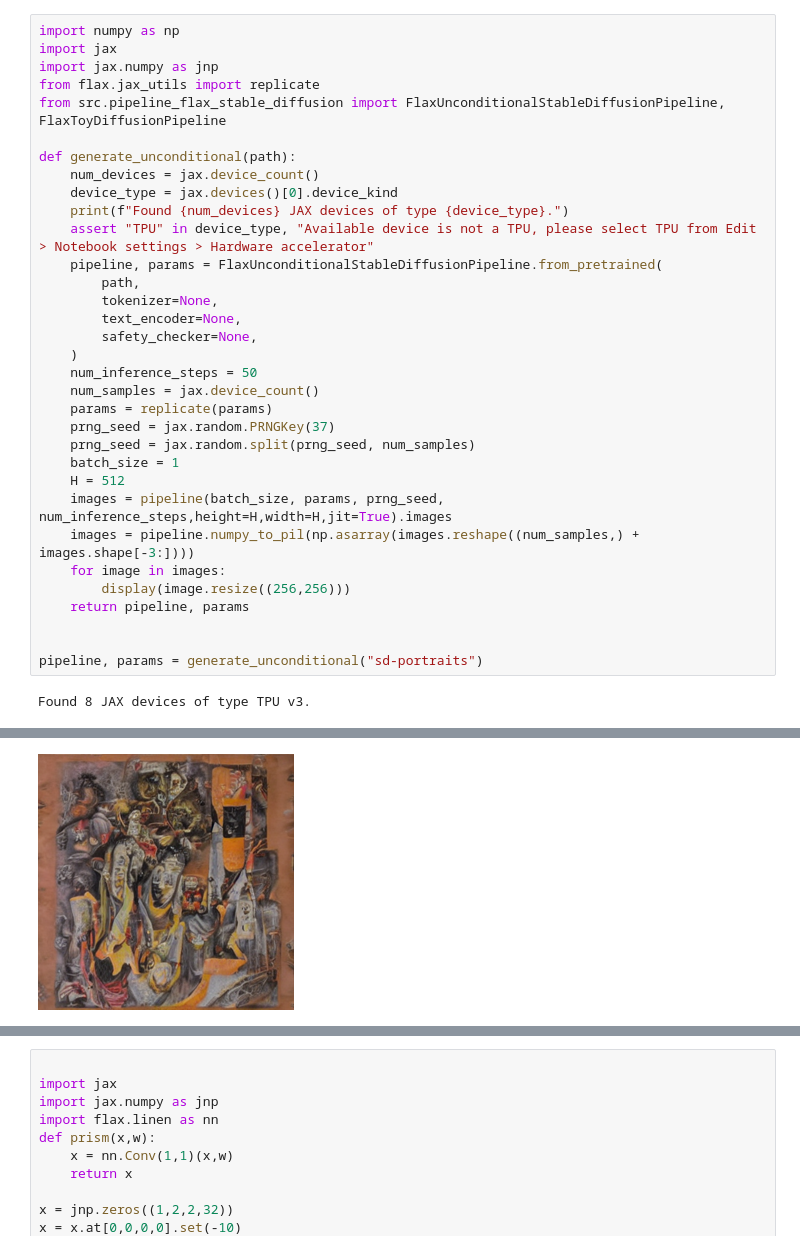
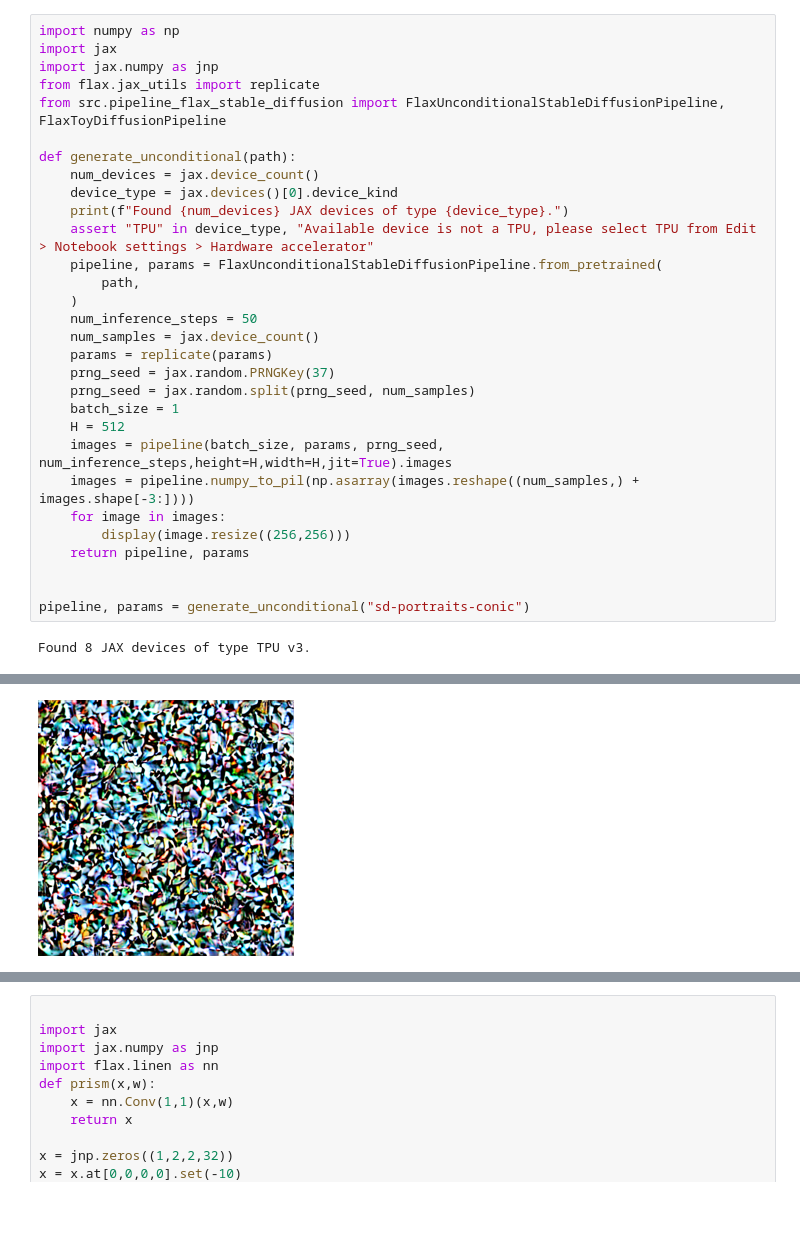
Before and after one commit to EvergreenTree/di-f-fu-sion, a Jupyter notebook: inference.ipynb, the cells around one changed output, grey strips where cells are left out. Saved outputs shown, nothing was run; the diff lists cells and outputs as text; blank space fills up the shorter version.

```diff
--- a/inference.ipynb
+++ b/inference.ipynb
@@ -12,9 +12,6 @@ def generate_unconditional(path):
     assert "TPU" in device_type, "Available device is not a TPU, please select TPU from Edit > Notebook settings > Hardware accelerator"
     pipeline, params = FlaxUnconditionalStableDiffusionPipeline.from_pretrained(
         path,
-        tokenizer=None,
-        text_encoder=None,
-        safety_checker=None,
     )
     num_inference_steps = 50
     num_samples = jax.device_count()
@@ -30,6 +27,6 @@ def generate_unconditional(path):
     return pipeline, params
 
 
-pipeline, params = generate_unconditional("sd-portraits")
+pipeline, params = generate_unconditional("sd-portraits-conic")
 # %% [output]
 Found 8 JAX devices of type TPU v3.
@@ -38 +35 @@ Found 8 JAX devices of type TPU v3.
-[figure, old version]
+[figure, new version]
```
Also changed, not shown: parts of 2 cells of this notebook, 2 other files.
